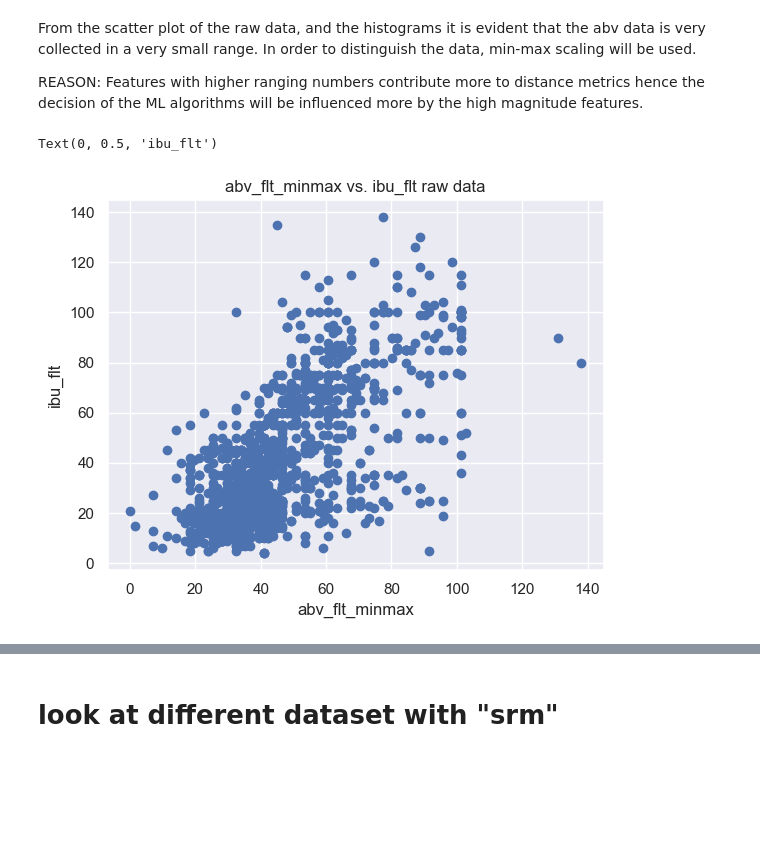
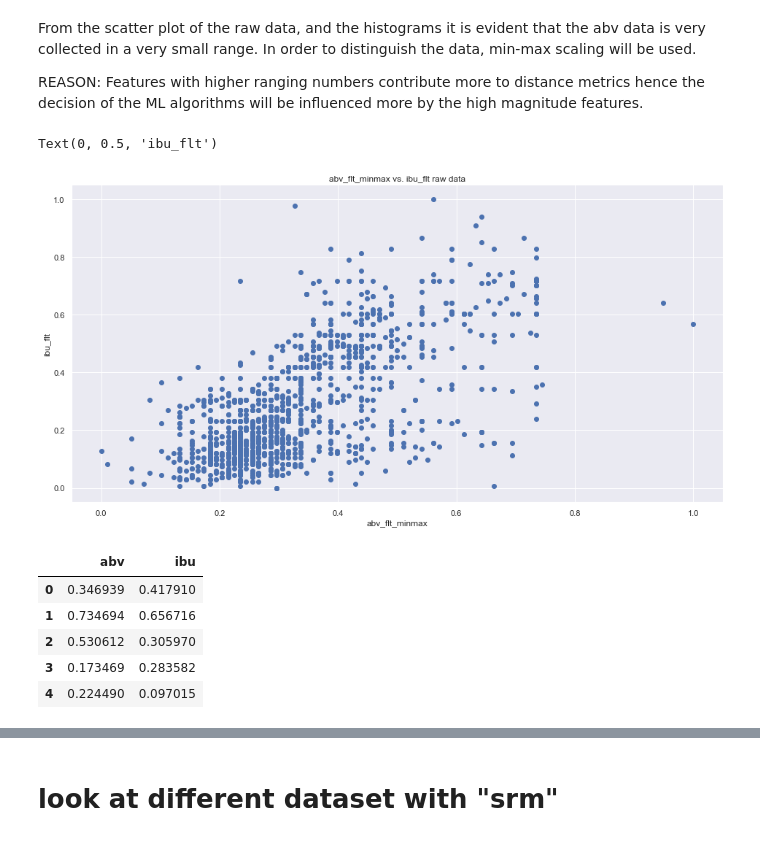
Before and after one commit to aureliusbd/tinybEEr, a Jupyter notebook: BeerModel.ipynb, the cells around one changed output, grey strips where cells are left out. Cells and saved outputs as stored; diff of their text form; code cells hidden in the pictures; blank space fills up the shorter version.

```diff
--- a/BeerModel.ipynb
+++ b/BeerModel.ipynb
@@ -157,16 +188,19 @@ REASON: Features with higher ranging numbers contribute more to distance metrics
 
 abv_flt_array = abv_flt.to_numpy()
 abv_flt_reshaped = abv_flt_array.reshape(-1, 1)
-abv_flt_minmax = MinMaxScaler(feature_range=(0, 138.0)).fit_transform(abv_flt_reshaped)
+#abv_flt_minmax = MinMaxScaler(feature_range=(0, 138.0)).fit_transform(abv_flt_reshaped) <---------
+abv_flt_minmax = MinMaxScaler().fit_transform(abv_flt_reshaped)
 
 ibu_flt_array = ibu_flt.to_numpy()
 ibu_flt_reshaped = ibu_flt_array.reshape(-1, 1)
 ibu_flt_minmax = MinMaxScaler().fit_transform(ibu_flt_reshaped)
 # %%
-plt.scatter(x=abv_flt_minmax, y=ibu_flt, cmap='viridis')
+#plt.scatter(x=abv_flt_minmax, y=ibu_flt, cmap='viridis') <-----------
+plt.figure(figsize=(16,8))
+plt.scatter(x=abv_flt_minmax, y=ibu_flt_minmax, cmap='viridis')
 plt.title('abv_flt_minmax vs. ibu_flt raw data')
 plt.xlabel('abv_flt_minmax')
 plt.ylabel('ibu_flt')
 # %% [output]
 Text(0, 0.5, 'ibu_flt')
-[figure, old version]
+[figure, new version]
@@ -172,0 +214,13 @@ Text(0, 0.5, 'ibu_flt')
+# %%
+#Create a dataframe
+abv_flt_minmax_reshaped = abv_flt_minmax.reshape(1,-1)
+ibu_flt_minmax_reshaped = ibu_flt_minmax.reshape(1,-1)
+df_scaled = pd.DataFrame({'abv': abv_flt_minmax_reshaped[0],'ibu': ibu_flt_minmax_reshaped[0]})
+df_scaled.head()
+# %% [output]
+|  | abv | ibu |
+| 0 | 0.346939 | 0.417910 |
+| 1 | 0.734694 | 0.656716 |
+| 2 | 0.530612 | 0.305970 |
+| 3 | 0.173469 | 0.283582 |
+| 4 | 0.224490 | 0.097015 |
```
Also changed, not shown: parts of 13 cells of this notebook.
